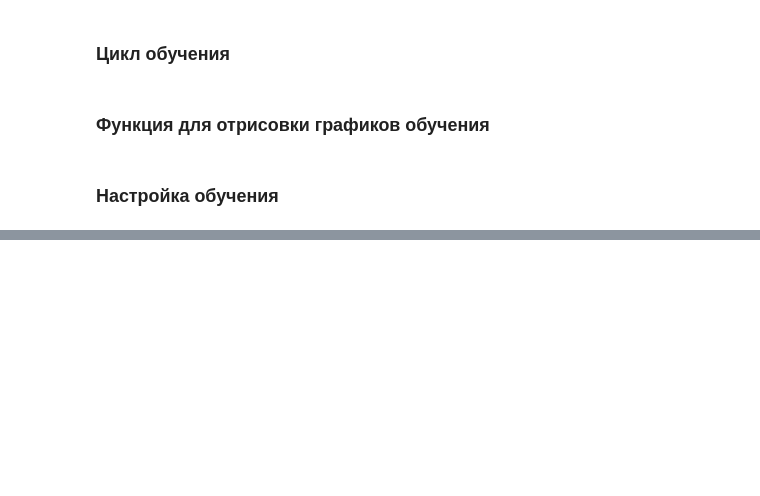
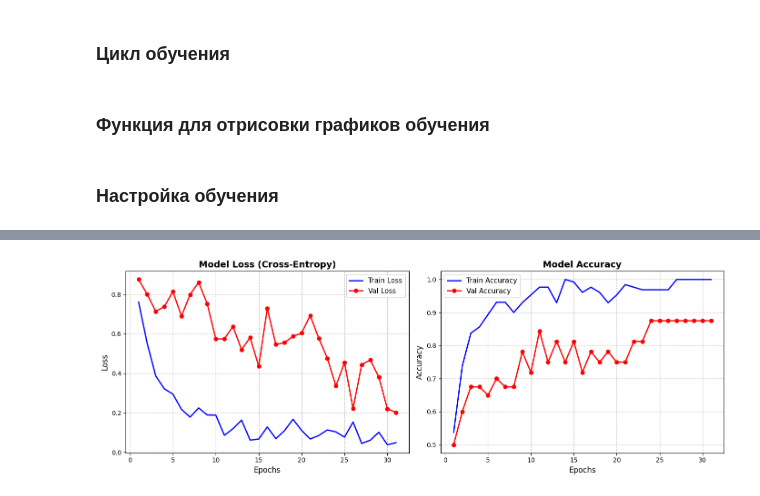
Before and after one commit to LinkiChmu/plates-classifier, a Jupyter notebook: notebooks/baseline.ipynb, the cells around one changed output, grey strips where cells are left out. Saved outputs shown, nothing was run; the diff lists cells and outputs as text; code cells hidden in the pictures; blank space fills up the shorter version.

Commit message:
ResNet18 + fine-tuning

```diff
--- a/notebooks/baseline.ipynb
+++ b/notebooks/baseline.ipynb
@@ -461,0 +594,83 @@ optimizer = optim.AdamW(model.fc.parameters(), lr=1e-3, weight_decay=1e-3)
+# %%
+FT_LR_LAYER4 = 1e-4    # Меньший LR для feature extractor (layer4)
+FT_LR_FC = 5e-4        # Обычный LR для классификатора
+FT_EPOCHS = 50         # Больше эпох для fine-tuning
+BATCH_SIZE = 8
+
+# ФУНКЦИЯ СОЗДАНИЯ МОДЕЛИ С FINE-TUNING
+def create_resnet18_finetune(num_classes=2):
+    model = models.resnet18(weights=models.ResNet18_Weights.DEFAULT)
+
+    # Замораживаем все слои
+    for param in model.parameters():
+        param.requires_grad = False
+
+    # Размораживаем только последний блок (layer4) и fc
+    for param in model.layer4.parameters():
+        param.requires_grad = True
+
+    # Заменяем классификатор с меньшим Dropout
+    model.fc = nn.Sequential(
+        nn.Dropout(0.4),  # Уменьшили с 0.5
+        nn.Linear(model.fc.in_features, num_classes)
+    )
+    return model
+
+# ЗАГРУЗКА ДАННЫХ
+full_dataset = datasets.ImageFolder(root=TRAIN_DIR, transform=train_transforms)
+kf = KFold(n_splits=5, shuffle=True, random_state=42)
+
+fold_histories = []
+fold_best_accs = []
+
+print("Запуск K-Fold CV для ResNet18 Fine-tuning...")
+
+for fold, (train_idx, val_idx) in enumerate(kf.split(range(len(full_dataset)))):
+    print(f"\nFold {fold+1}/5")
+
+    train_loader = DataLoader(Subset(full_dataset, train_idx), batch_size=BATCH_SIZE, shuffle=True)
+    val_loader = DataLoader(Subset(full_dataset, val_idx), batch_size=BATCH_SIZE, shuffle=False)
+
+    model = create_resnet18_finetune(num_classes=2).to(device)
+    criterion = nn.CrossEntropyLoss()
+
+    optimizer = optim.AdamW([
+        {'params': model.layer4.parameters(), 'lr': FT_LR_LAYER4},  # Меньший LR для feature extractor
+        {'params': model.fc.parameters(), 'lr': FT_LR_FC}           # Обычный LR для классификатора
+    ], weight_decay=REGULARIZATION)
+
+    scheduler = optim.lr_scheduler.ReduceLROnPlateau(optimizer, mode='min', factor=0.5, patience=3)
+
+    _, history = train_model_with_early_stopping(
+        model=model,
+        train_loader=train_loader,
+        val_loader=val_loader,
+        criterion=criterion,
+        optimizer=optimizer,
+        epochs=FT_EPOCHS,
+        device=device,
+        save_path=f"resnet_finetune_fold{fold+1}.pth",
+        scheduler=scheduler,
+        patience=7,  # Увеличили patience (fine-tuning медленнее сходится)
+        verbose=False
+    )
+
+    fold_histories.append(history)
+    best_acc = max(history['val_acc'])
+    fold_best_accs.append(best_acc)
+    print(f"Best Val Acc: {best_acc:.4f}")
+
+# ГРАФИКИ И СТАТИСТИКА
+max_epochs = max(len(h['train_loss']) for h in fold_histories)
+avg_history = {}
+for k in ['train_loss', 'train_acc', 'val_loss', 'val_acc']:
+    avg_history[k] = []
+    for i in range(max_epochs):
+        values = [h[k][i] for h in fold_histories if i < len(h[k])]
+        avg_history[k].append(np.mean(values))
+
+plot_training_history(avg_history)
+
+print(f"\nИТОГ ПО RESNET18 FINE-TUNING:")
+print(f"   Средняя Val Accuracy: {np.mean(fold_best_accs):.4f} ± {np.std(fold_best_accs):.4f}")
+# %% [output]
@@ -461,0 +694 @@ optimizer = optim.AdamW(model.fc.parameters(), lr=1e-3, weight_decay=1e-3)
+[figure, added]
```
Also changed, not shown: parts of 16 cells of this notebook.
